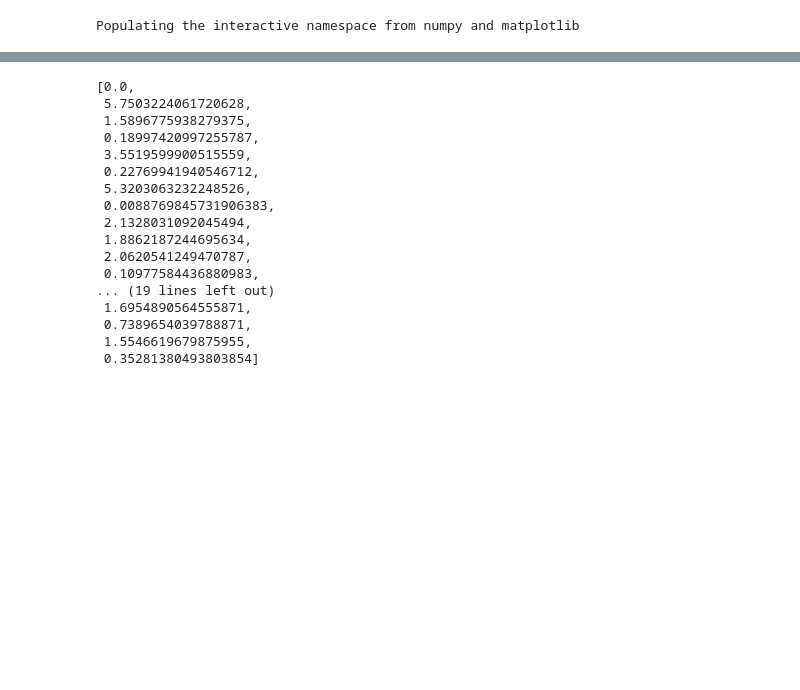
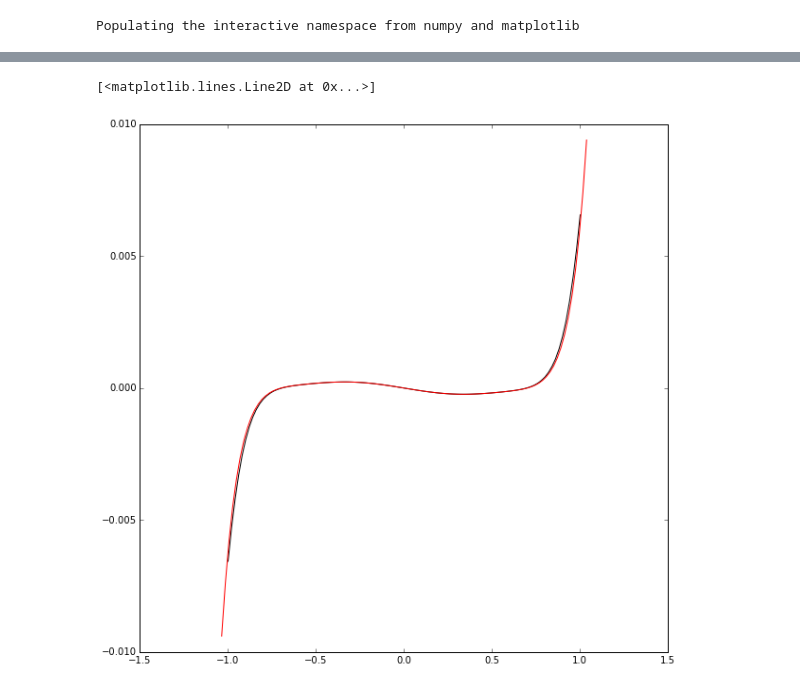
Before and after one commit to quartiq/rayopt-notebooks, a Jupyter notebook: microscope_uv_100x_US06507442-1.ipynb, the cells around one changed output, grey strips where cells are left out. Drawn from its saved outputs; the diff is of its cells as text; code cells hidden in the pictures; blank space fills up the shorter version.

Commit message:
add poly_trace for microscope

```diff
--- a/microscope_uv_100x_US06507442-1.ipynb
+++ b/microscope_uv_100x_US06507442-1.ipynb
@@ -58,23 +53,26 @@ Image:
 [figure]
 [figure]
 [figure]
-# %%
-s.edge_thickness()
-# %% [output]
-[0.0,
- 5.7503224061720628,
- 1.5896775938279375,
- 0.18997420997255787,
- 3.5519599900515559,
- 0.22769941940546712,
- 5.3203063232248526,
- 0.0088769845731906383,
- 2.1328031092045494,
- 1.8862187244695634,
- 2.0620541249470787,
- 0.10977584436880983,
-... (19 lines left out)
- 1.6954890564555871,
- 0.7389654039788871,
- 1.5546619679875955,
- 0.35281380493803854]
+# %%
+import importlib
+import rayopt.poly_trace
+importlib.reload(rayopt.poly_trace)
+PolyTrace = rayopt.poly_trace.PolyTrace
+
+g = GeometricTrace(s)
+o = PolyTrace(s, 7)
+
+z, m = s.pupil((0, 1))
+pu = (m[1, 1] - m[0, 1])/2/s.object.pupil_radius
+
+ss = np.linspace(-1, 1, 101)  # aperture
+tt = 0.*np.ones_like(ss)  # field
+fig, ax = plt.subplots(figsize=(10, 10))
+
+g.rays((0, tt[0]), np.c_[np.zeros_like(ss), ss], s.wavelengths[0], filter=False)
+ax.plot(-ss, g.y[-1, :, 1], "k")
+ax.plot(-ss/pu, o.evaluate(ss[:, None], tt[:, None]), "r")
+#ax.set_ylim(-1, 1)
+# %% [output]
+[<matplotlib.lines.Line2D at 0x...>]
+[figure, added]
```
Also changed, not shown: parts of 3 cells of this notebook.
